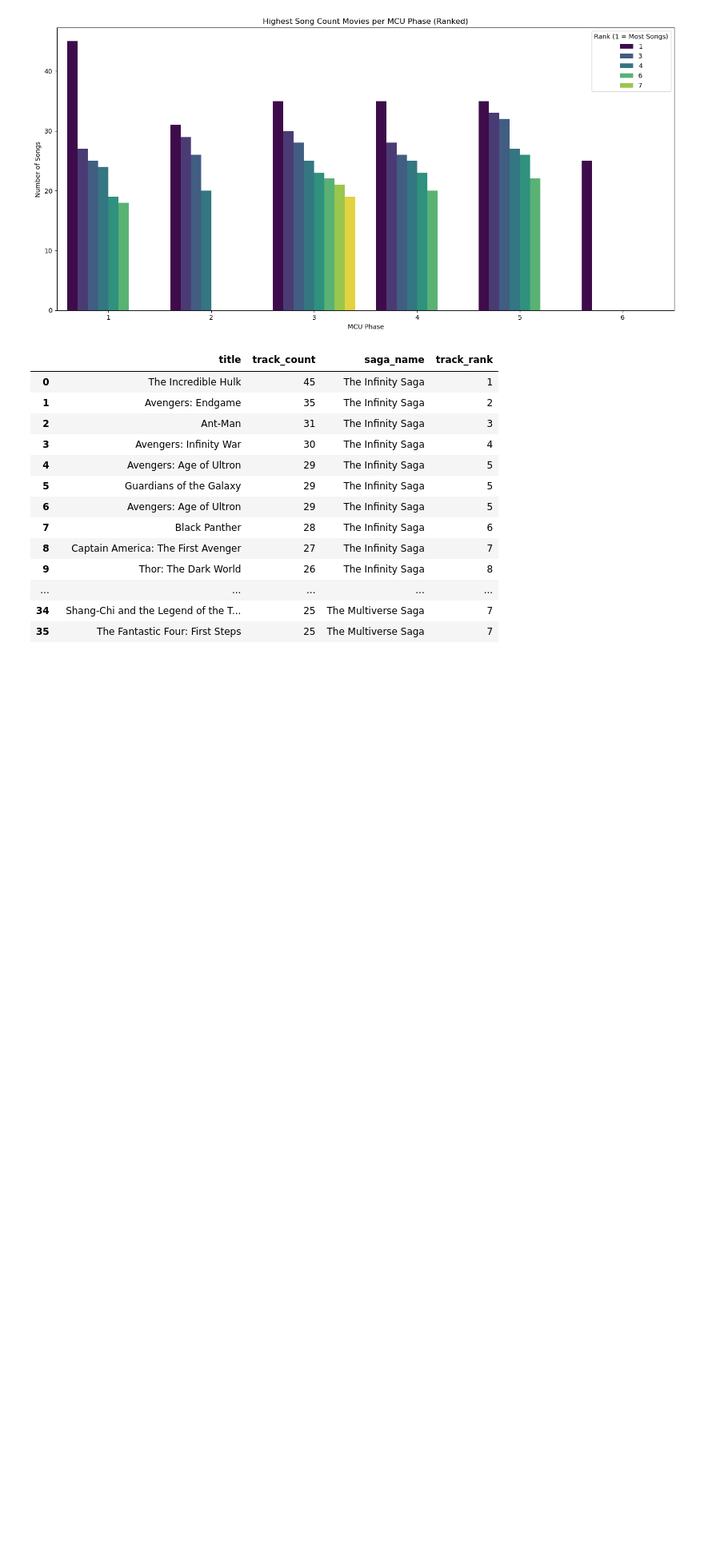
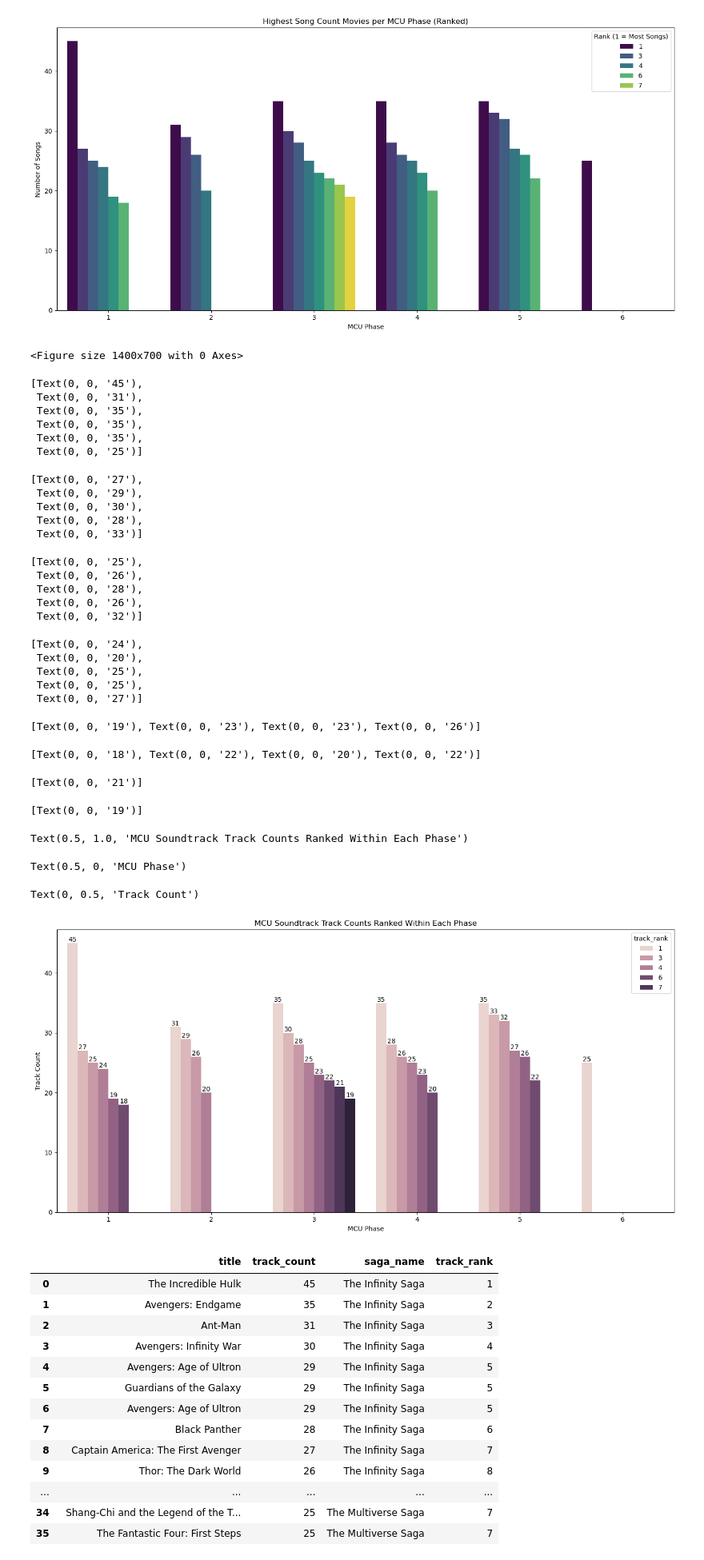
Before and after one commit to yeahaaron5/MCU_Soundtrack_Project, a Jupyter notebook: MCU_Soundtrack_PP.ipynb, the cells around one changed output. Shown at 80% size. Drawn from its saved outputs; the diff is of its cells as text; code cells hidden in the pictures; blank space fills up the shorter version.

```diff
--- a/MCU_Soundtrack_PP.ipynb
+++ b/MCU_Soundtrack_PP.ipynb
@@ -149,6 +304,53 @@ Text(0.5, 0, 'MCU Phase')
 Text(0, 0.5, 'Number of Songs')
 <matplotlib.legend.Legend at 0x...>
 [figure]
+# %%
+plt.figure(figsize=(14,7))
+ax = sns.barplot(x = "phase_id",
+                 y = "track_count",
+                 data = longest_tracks_phase_data,
+                 hue = "track_rank")
+
+# This will show the amount of songs that are in each soundtrack that came in 1st, 2nd, etc. for each phase
+for container in ax.containers:
+    ax.bar_label(container, fmt = '%d')
+
+plt.title("MCU Soundtrack Track Counts Ranked Within Each Phase")
+plt.xlabel("MCU Phase")
+plt.ylabel("Track Count")
+plt.tight_layout()
+plt.show()
+# %% [output]
+<Figure size 1400x700 with 0 Axes>
+[Text(0, 0, '45'),
+ Text(0, 0, '31'),
+ Text(0, 0, '35'),
+ Text(0, 0, '35'),
+ Text(0, 0, '35'),
+ Text(0, 0, '25')]
+[Text(0, 0, '27'),
+ Text(0, 0, '29'),
+ Text(0, 0, '30'),
+ Text(0, 0, '28'),
+ Text(0, 0, '33')]
+[Text(0, 0, '25'),
+ Text(0, 0, '26'),
+ Text(0, 0, '28'),
+ Text(0, 0, '26'),
+ Text(0, 0, '32')]
+[Text(0, 0, '24'),
+ Text(0, 0, '20'),
+ Text(0, 0, '25'),
+ Text(0, 0, '25'),
+ Text(0, 0, '27')]
+[Text(0, 0, '19'), Text(0, 0, '23'), Text(0, 0, '23'), Text(0, 0, '26')]
+[Text(0, 0, '18'), Text(0, 0, '22'), Text(0, 0, '20'), Text(0, 0, '22')]
+[Text(0, 0, '21')]
+[Text(0, 0, '19')]
+Text(0.5, 1.0, 'MCU Soundtrack Track Counts Ranked Within Each Phase')
+Text(0.5, 0, 'MCU Phase')
+Text(0, 0.5, 'Track Count')
+[figure, added]
 # %%
 # Performing a query using the DENSE_RANK() function to rank the movies, via its saga, that had the highest amount of songs for their respective soundtrack
 
```
Also changed, not shown: parts of 15 cells of this notebook.
